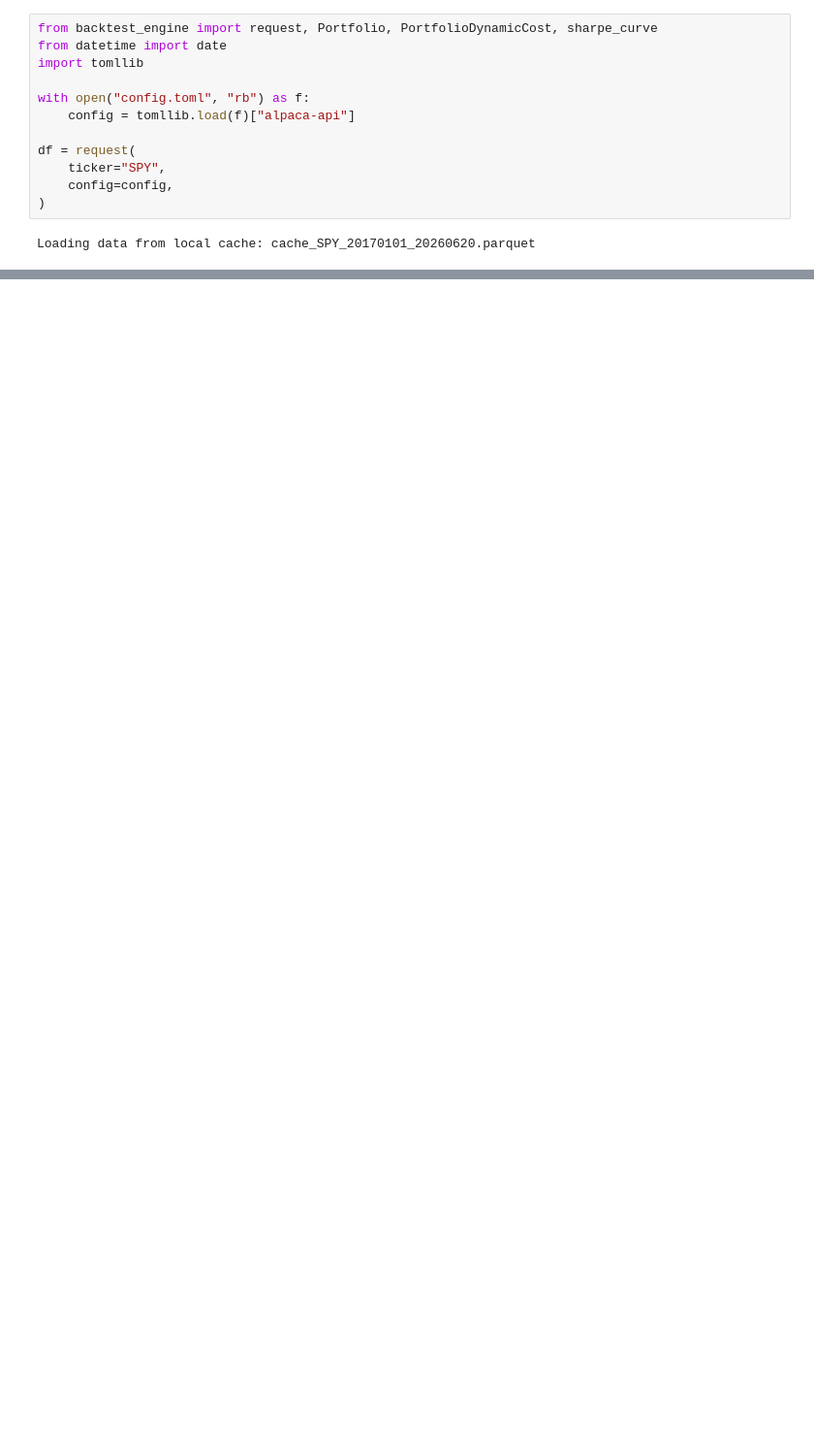
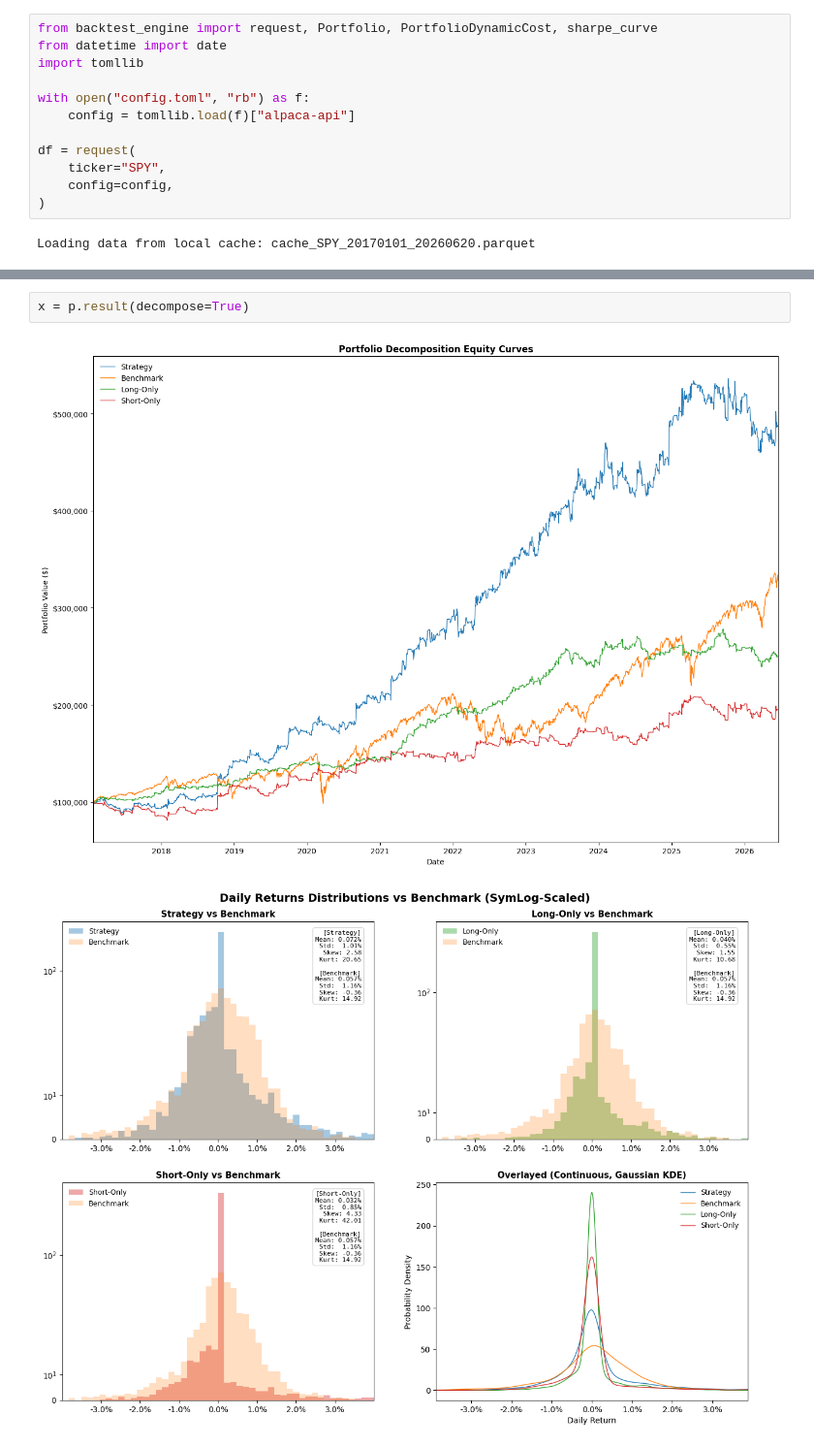
Before and after one commit to nip403/SPY-Strategy-Backtest, a Jupyter notebook: main.ipynb, the cells around one changed output, grey strips where cells are left out. Shown at 97% size. Cells and saved outputs as stored; diff of their text form; blank space fills up the shorter version.

```diff
--- a/main.ipynb
+++ b/main.ipynb
@@ -48,0 +63,5 @@ sharpe_curve(df, PortfolioDynamicCost, [i * (10 ** k) for k in range(4, 7) for i
+# %%
+x = p.result(decompose=True)
+# %% [output]
+[figure, added]
+[figure, added]
```
Also changed, not shown: parts of 4 cells of this notebook, 4 other files.
